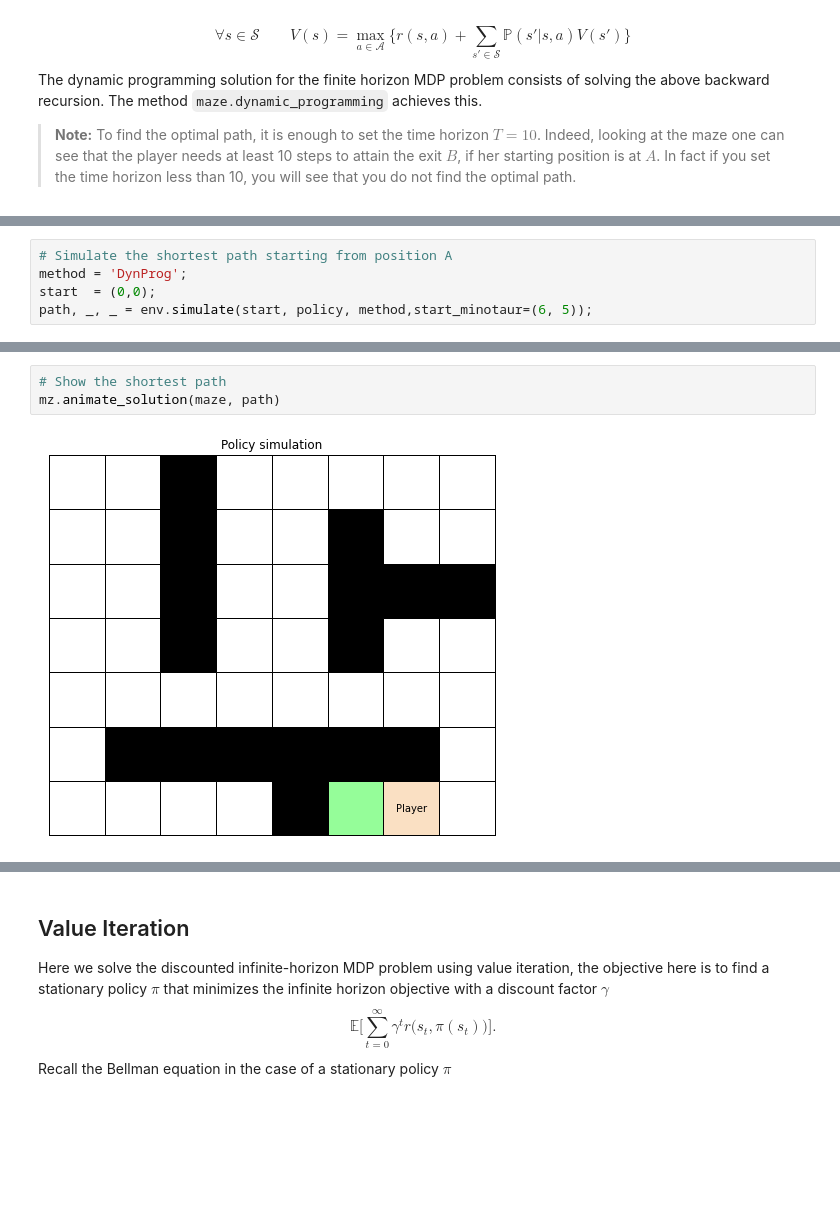
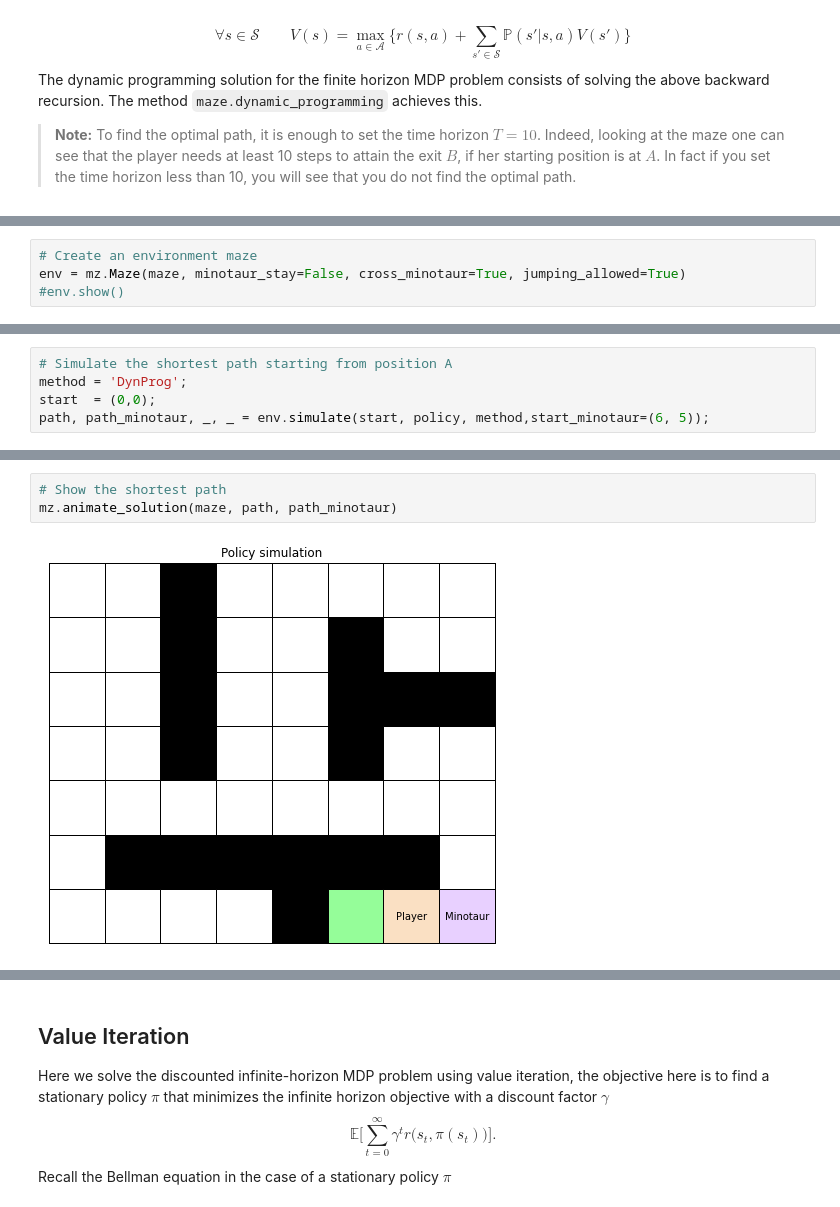
Before and after one commit to RobindeGrootNL/aMAZEing-RL-lab-1, a Jupyter notebook: lab1_p1.ipynb, the cells around one changed output, grey strips where cells are left out. Saved outputs shown, nothing was run; the diff lists cells and outputs as text; blank space fills up the shorter version.

Commit message:
Adapt animation to have minotaur in it

```diff
--- a/lab1_p1.ipynb
+++ b/lab1_p1.ipynb
@@ -95,2 +90,6 @@ The dynamic programming solution for the finite horizon MDP problem consists of
+# %%
+# Create an environment maze
+env = mz.Maze(maze, minotaur_stay=False, cross_minotaur=True, jumping_allowed=True)
+#env.show()
 # %%
 # Finite horizon
@@ -101,4 +100,4 @@ V, policy= mz.dynamic_programming(env,horizon);
 # Simulate the shortest path starting from position A
 method = 'DynProg';
 start  = (0,0);
-path, _, _ = env.simulate(start, policy, method,start_minotaur=(6, 5));
+path, path_minotaur, _, _ = env.simulate(start, policy, method,start_minotaur=(6, 5));
@@ -138,5 +142,5 @@ path
 # %%
 # Show the shortest path
-mz.animate_solution(maze, path)
+mz.animate_solution(maze, path, path_minotaur)
 # %% [output]
-[figure, old version]
+[figure, new version]
```
Also changed, not shown: parts of 45 cells of this notebook, 1 other file.
